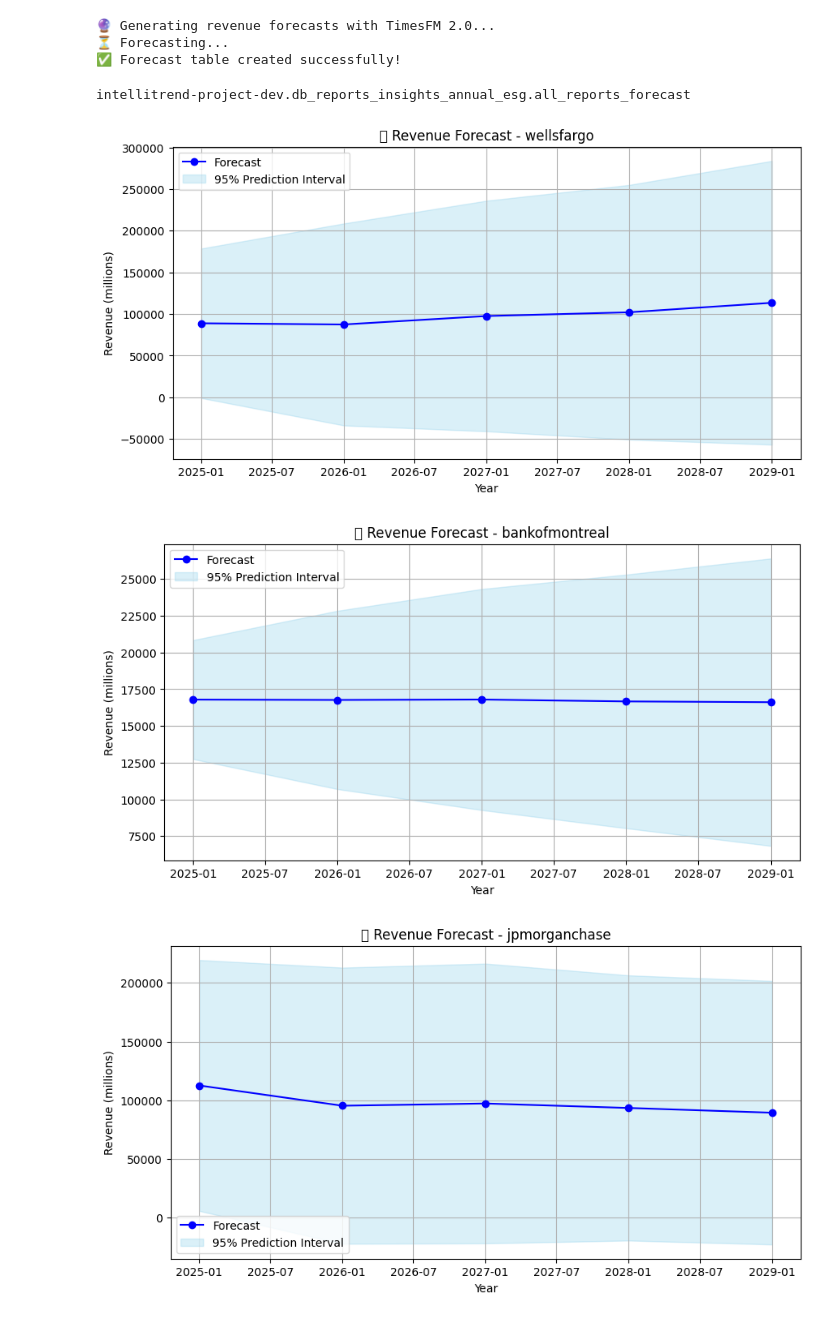
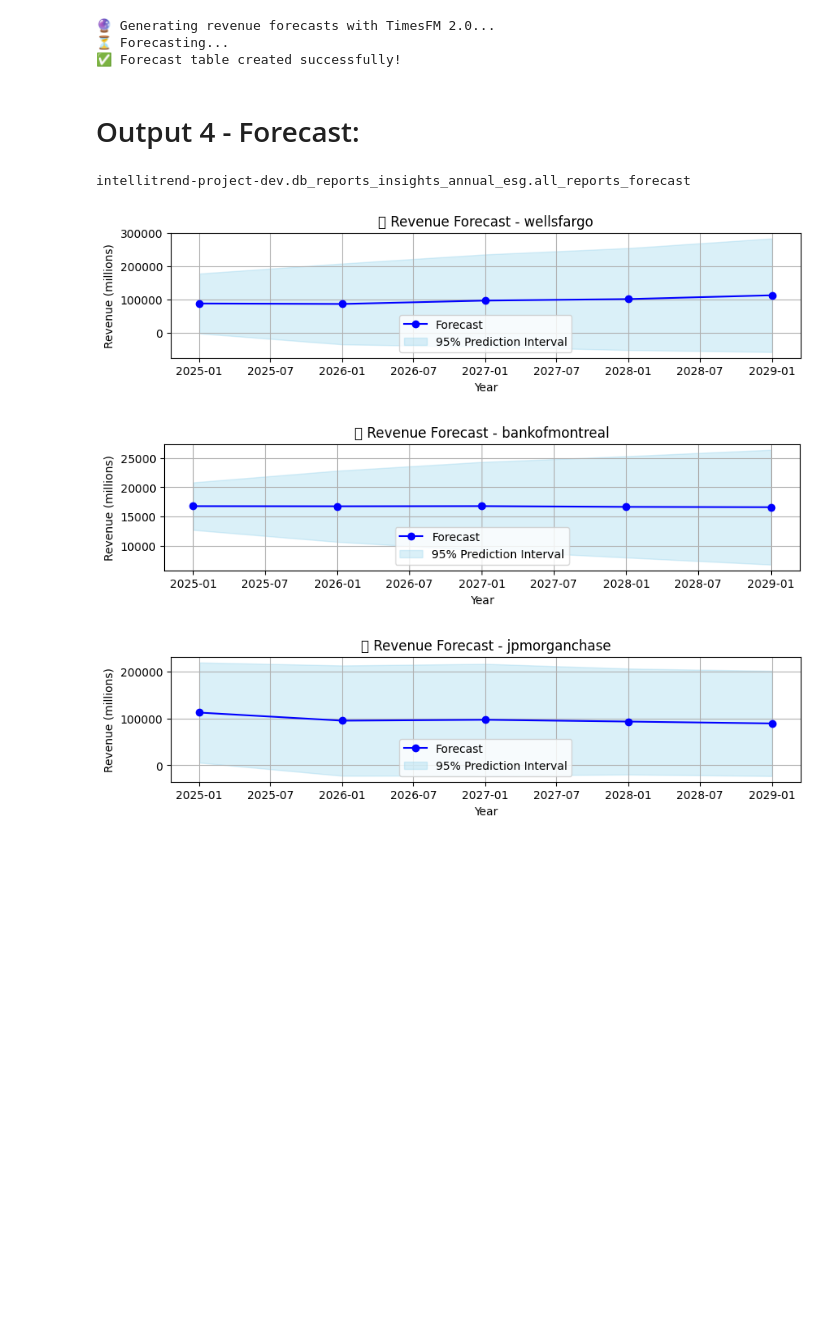
Before and after one commit to deepavn7/bq_ai_google_hackathon, a Jupyter notebook: process_reports.ipynb, the cells around one changed output. Saved outputs shown, nothing was run; the diff lists cells and outputs as text; code cells hidden in the pictures; blank space fills up the shorter version.

```diff
--- a/process_reports.ipynb
+++ b/process_reports.ipynb
@@ -994,36 +994,38 @@ print("✅ Forecast table created successfully!")
 🔮 Generating revenue forecasts with TimesFM 2.0...
 ⏳ Forecasting...
 ✅ Forecast table created successfully!
+# %% [markdown]
+# Output 4 - Forecast:
 # %%
 
 print(QUALIFIED_FORECAST_TABLE_ID)
 # Load forecast table from BigQuery
 df = bpd.read_gbq(f"Select * from {QUALIFIED_FORECAST_TABLE_ID}")
 
 # Convert timestamp column
 df['forecast_timestamp'] = bpd.to_datetime(df['forecast_timestamp'])
 companies = df['company_name'].unique().to_pandas()  # get company names as list
 
 for company in companies:
     company_df = df[df['company_name'] == company].to_pandas().sort_values("forecast_timestamp")
 
-    plt.figure(figsize=(10, 5))
+    plt.figure(figsize=(10, 2))
     plt.plot(company_df['forecast_timestamp'], company_df['forecast_value'], marker='o', label="Forecast", color="blue")
     plt.fill_between(
         company_df['forecast_timestamp'],
         company_df['prediction_interval_lower_bound'],
         company_df['prediction_interval_upper_bound'],
         color="skyblue", alpha=0.3, label="95% Prediction Interval"
     )
 
     plt.title(f"🔮 Revenue Forecast - {company}")
     plt.xlabel("Year")
     plt.ylabel("Revenue (millions)")
     plt.legend()
     plt.grid(True)
     plt.show()
 # %% [output]
 intellitrend-project-dev.db_reports_insights_annual_esg.all_reports_forecast
-[figure, old version]
+[figure, new version]
-[figure, old version]
+[figure, new version]
-[figure, old version]
+[figure, new version]
```
Also changed, not shown: parts of 3 cells of this notebook.
